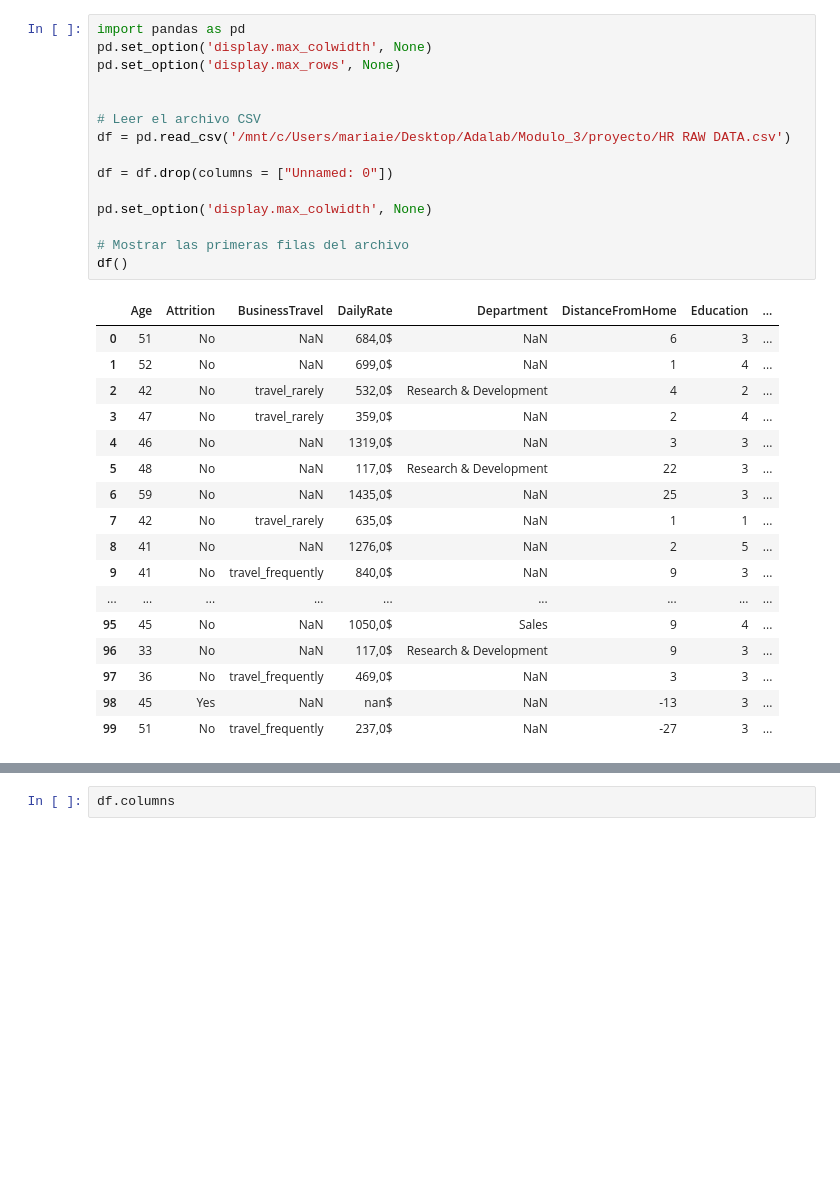
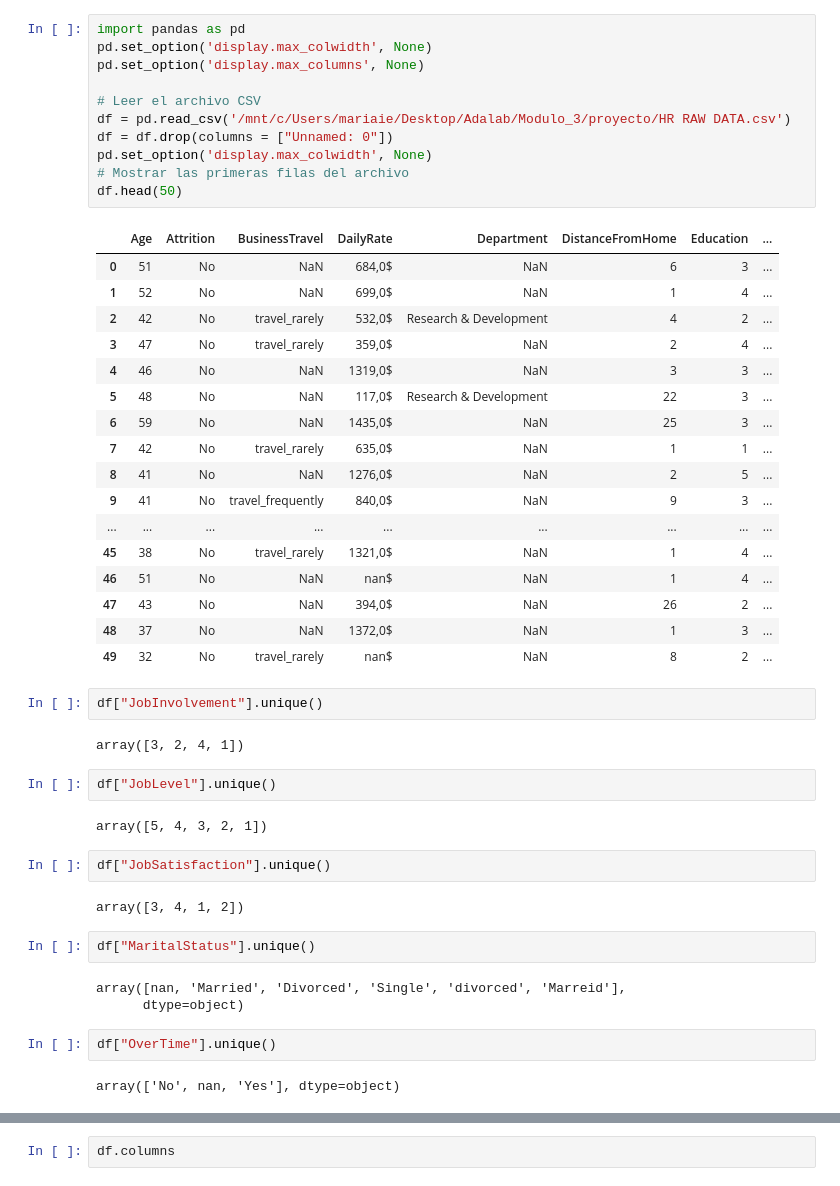
Before and after one commit to jackyto20/keeptalent, a Jupyter notebook: analisis_datos_csv.ipynb, the cells around one changed output, grey strips where cells are left out. Drawn from its saved outputs; the diff is of its cells as text; blank space fills up the shorter version.

```diff
--- a/analisis_datos_csv.ipynb
+++ b/analisis_datos_csv.ipynb
@@ -1,33 +1,50 @@
 # %%
 import pandas as pd
 pd.set_option('display.max_colwidth', None)
-pd.set_option('display.max_rows', None)
-
+pd.set_option('display.max_columns', None)
 
 # Leer el archivo CSV
 df = pd.read_csv('/mnt/c/Users/mariaie/Desktop/Adalab/Modulo_3/proyecto/HR RAW DATA.csv')
-
 df = df.drop(columns = ["Unnamed: 0"])
-
 pd.set_option('display.max_colwidth', None)
-
 # Mostrar las primeras filas del archivo
-df()
+df.head(50)
 # %% [output]
 |  | Age | Attrition | BusinessTravel | DailyRate | Department | DistanceFromHome | Education | ... |
 | 0 | 51 | No | NaN | 684,0$ | NaN | 6 | 3 | ... |
 | 1 | 52 | No | NaN | 699,0$ | NaN | 1 | 4 | ... |
 | 2 | 42 | No | travel_rarely | 532,0$ | Research & Development | 4 | 2 | ... |
 | 3 | 47 | No | travel_rarely | 359,0$ | NaN | 2 | 4 | ... |
 | 4 | 46 | No | NaN | 1319,0$ | NaN | 3 | 3 | ... |
 | 5 | 48 | No | NaN | 117,0$ | Research & Development | 22 | 3 | ... |
 | 6 | 59 | No | NaN | 1435,0$ | NaN | 25 | 3 | ... |
 | 7 | 42 | No | travel_rarely | 635,0$ | NaN | 1 | 1 | ... |
 | 8 | 41 | No | NaN | 1276,0$ | NaN | 2 | 5 | ... |
 | 9 | 41 | No | travel_frequently | 840,0$ | NaN | 9 | 3 | ... |
 | ... | ... | ... | ... | ... | ... | ... | ... | ... |
-| 95 | 45 | No | NaN | 1050,0$ | Sales | 9 | 4 | ... |
-| 96 | 33 | No | NaN | 117,0$ | Research & Development | 9 | 3 | ... |
-| 97 | 36 | No | travel_frequently | 469,0$ | NaN | 3 | 3 | ... |
-| 98 | 45 | Yes | NaN | nan$ | NaN | -13 | 3 | ... |
-| 99 | 51 | No | travel_frequently | 237,0$ | NaN | -27 | 3 | ... |
+| 45 | 38 | No | travel_rarely | 1321,0$ | NaN | 1 | 4 | ... |
+| 46 | 51 | No | NaN | nan$ | NaN | 1 | 4 | ... |
+| 47 | 43 | No | NaN | 394,0$ | NaN | 26 | 2 | ... |
+| 48 | 37 | No | NaN | 1372,0$ | NaN | 1 | 3 | ... |
+| 49 | 32 | No | travel_rarely | nan$ | NaN | 8 | 2 | ... |
+# %%
+df["JobInvolvement"].unique()
+# %% [output]
+array([3, 2, 4, 1])
+# %%
+df["JobLevel"].unique()
+# %% [output]
+array([5, 4, 3, 2, 1])
+# %%
+df["JobSatisfaction"].unique()
+# %% [output]
+array([3, 4, 1, 2])
+# %%
+df["MaritalStatus"].unique()
+# %% [output]
+array([nan, 'Married', 'Divorced', 'Single', 'divorced', 'Marreid'],
+      dtype=object)
+# %%
+df["OverTime"].unique()
+# %% [output]
+array(['No', nan, 'Yes'], dtype=object)
```
Also changed, not shown: parts of 6 cells of this notebook.
